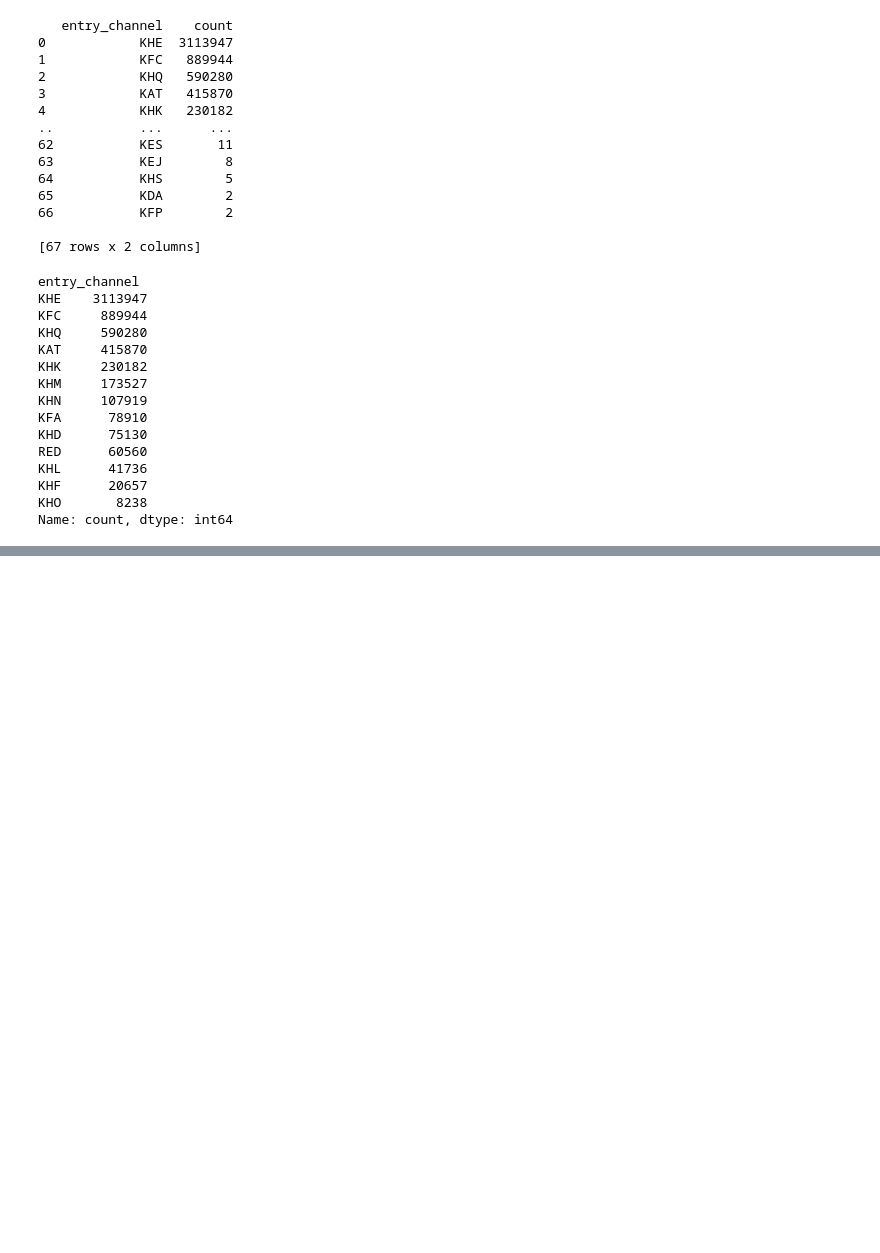
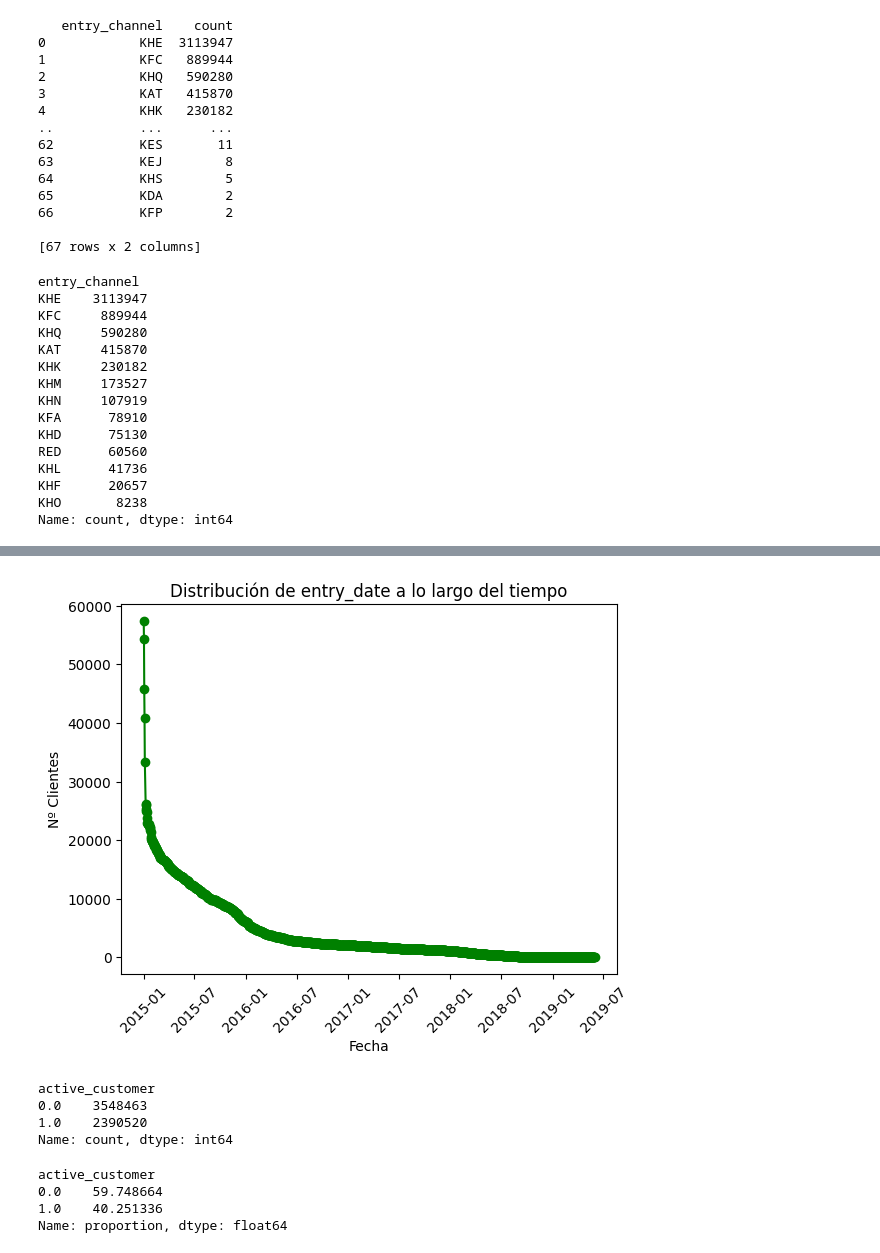
Before and after one commit to dgonzalezDS/DscTfm, a Jupyter notebook: main.ipynb, the cells around one changed output, grey strips where cells are left out. Cells and saved outputs as stored; diff of their text form; code cells hidden in the pictures; blank space fills up the shorter version.

```diff
--- a/main.ipynb
+++ b/main.ipynb
@@ -274,0 +447,17 @@ Name: count, dtype: int64
+# %%
+#Esta columna nos da informacion de la fecha en que la que se hizo la primera contratación. Vamos a dibujarla para obtener las información
+
+
+# Creamos una grafica con los valores
+plt.plot(df_ca["entry_date"].value_counts().sort_index().index, df_ca["entry_date"].value_counts().values, marker='o', linestyle='-', color='g')
+
+# Añadismos etiquetas y título y la mostramos
+plt.xlabel('Fecha')
+plt.ylabel('Nº Clientes')
+plt.title('Distribución de entry_date a lo largo del tiempo')
+plt.xticks(rotation=45)
+
+
+plt.show()
+# %% [output]
+[figure, added]
@@ -274,0 +466,18 @@ Name: count, dtype: int64
+# %%
+#Columna active_customer
+df_ca["active_customer"].value_counts()
+# %% [output]
+active_customer
+0.0    3548463
+1.0    2390520
+Name: count, dtype: int64
+# %%
+#En %
+df_ca["active_customer"].value_counts(normalize=True) * 100
+
+#Solo el 40% de los clientes son clientes activos
+# %% [output]
+active_customer
+0.0    59.748664
+1.0    40.251336
+Name: proportion, dtype: float64
```
Also changed, not shown: parts of 17 cells of this notebook.
